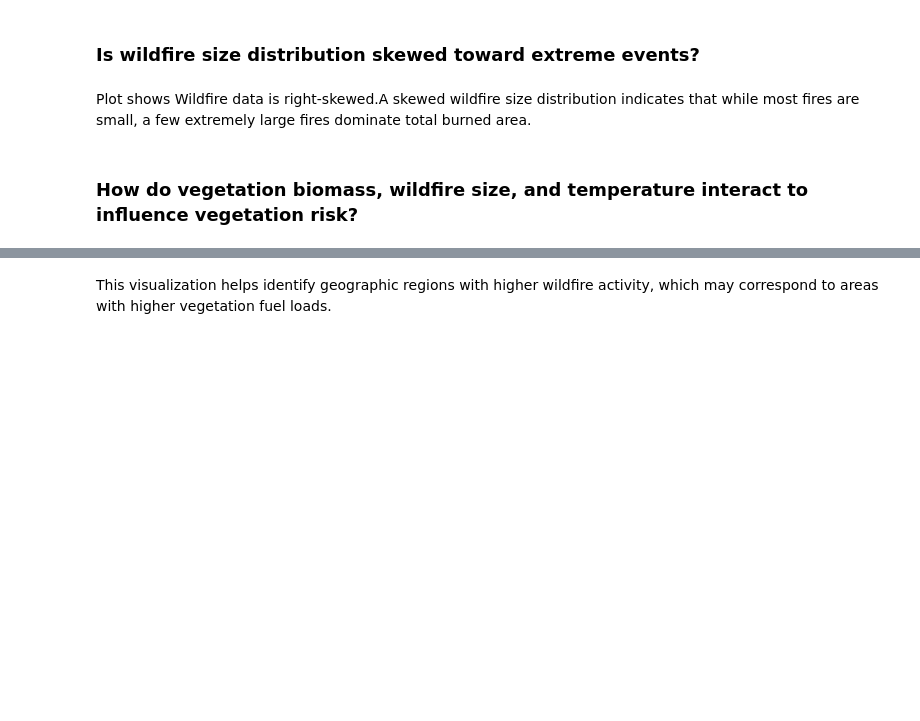
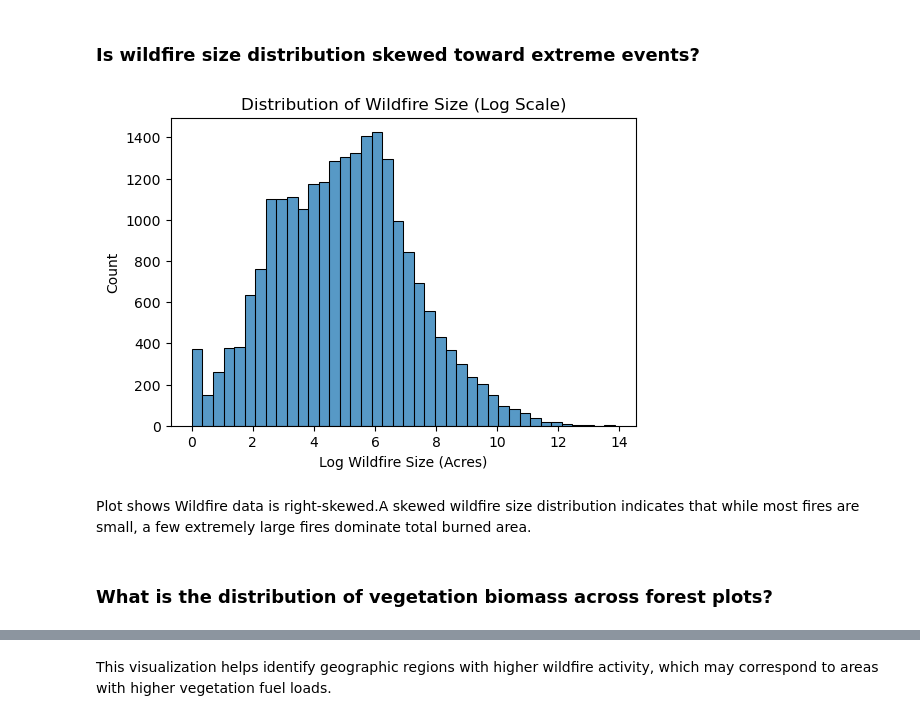
Before and after one commit to SheshmaJ/ADS-508-Final-Project, a Jupyter notebook: data ingestion and exploration.ipynb, the cells around one changed output, grey strips where cells are left out. Cells and saved outputs as stored; diff of their text form; code cells hidden in the pictures; blank space fills up the shorter version.

```diff
--- a/data ingestion and exploration.ipynb
+++ b/data ingestion and exploration.ipynb
@@ -80,7 +160,7 @@ combined_forest[['DIA','DRYBIO_AG']].hist(bins=30)
 The CAL FIRE dataset contains wildfire perimeter records for California, originaly downloaded from public website and uploaded manully into S3 in raw/fire folder.This dataset provides information on fire location, cause, start date, and burned area.
 # %%
 # Path to wildfire dataset stored in S3
-fire_path = "s3://vegetation-risk-ml/raw/fire/california_fire.csv"
+fire_path = "s3://vegetation-risk-ml/raw/fire/California_Historic_Fire_Perimeters.csv"
 
 # Load wildfire dataset
 fire = pd.read_csv(fire_path)
@@ -161,4 +333,15 @@ plt.title("Distribution of Wildfire Size")
+# %%
+import numpy as np
+
+plt.figure(figsize=(6,4))
+sns.histplot(np.log1p(fire["GIS Calculated Acres"]), bins=40)
+
+plt.xlabel("Log Wildfire Size (Acres)")
+plt.title("Distribution of Wildfire Size (Log Scale)")
+plt.show()
+# %% [output]
+[figure, added]
 # %% [markdown]
 Plot shows Wildfire data is right-skewed.A skewed wildfire size distribution indicates that while most fires are small, a few extremely large fires dominate total burned area.
 # %% [markdown]
-### How do vegetation biomass, wildfire size, and temperature interact to influence vegetation risk?
+### What is the distribution of vegetation biomass across forest plots?
```
Also changed, not shown: parts of 26 cells of this notebook.
